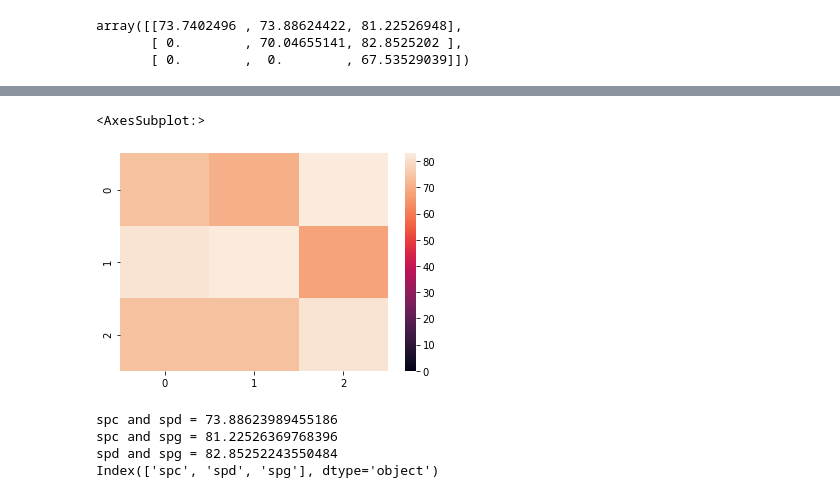
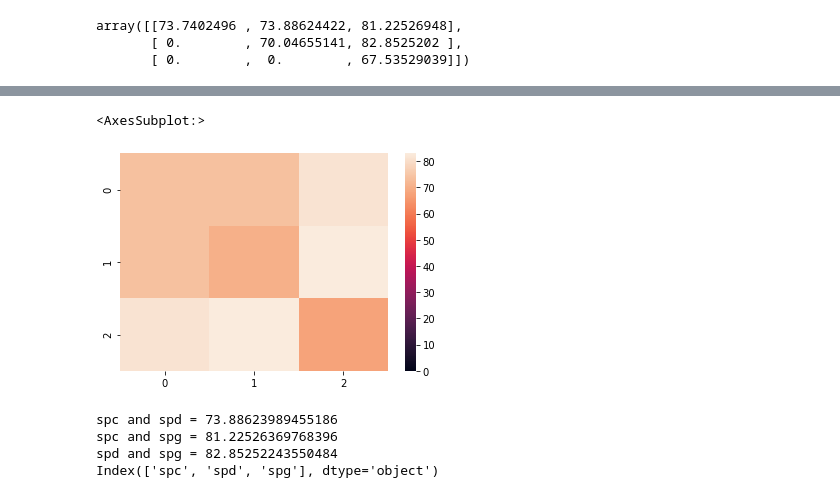
Before and after one commit to lewinsohndp/scSHARP, a Jupyter notebook: cluster_similarities.ipynb, the cells around one changed output, grey strips where cells are left out. Cells and saved outputs as stored; diff of their text form; code cells hidden in the pictures.

Commit message:
cluster similarity figure

```diff
--- a/cluster_similarities.ipynb
+++ b/cluster_similarities.ipynb
@@ -69,7 +69,7 @@ array([[73.7402496 , 73.88624422, 81.22526948],
 # %%
 mat = compare_cell_clusters("/home/groups/ConradLab/daniel/sharp_data/jung/", 'counts.csv', 'labels.csv', 0)
 print(mat)
-sns.heatmap(new_mat, vmin=0, vmax=83)
+sns.heatmap(mat, vmin=0, vmax=83)
 # %% [output]
 692
 (692, 500)
@@ -86,5 +86,5 @@ Index(['spc', 'spd', 'spg'], dtype='object')
 <AxesSubplot:>
-[figure, old version]
+[figure, new version]
 # %%
 X, real_y = compare_cell_clusters("/home/groups/ConradLab/daniel/sharp_data/jung/", 'counts.csv', 'labels.csv', 0)
 # %% [output]
```
Also changed, not shown: parts of 3 cells of this notebook.
